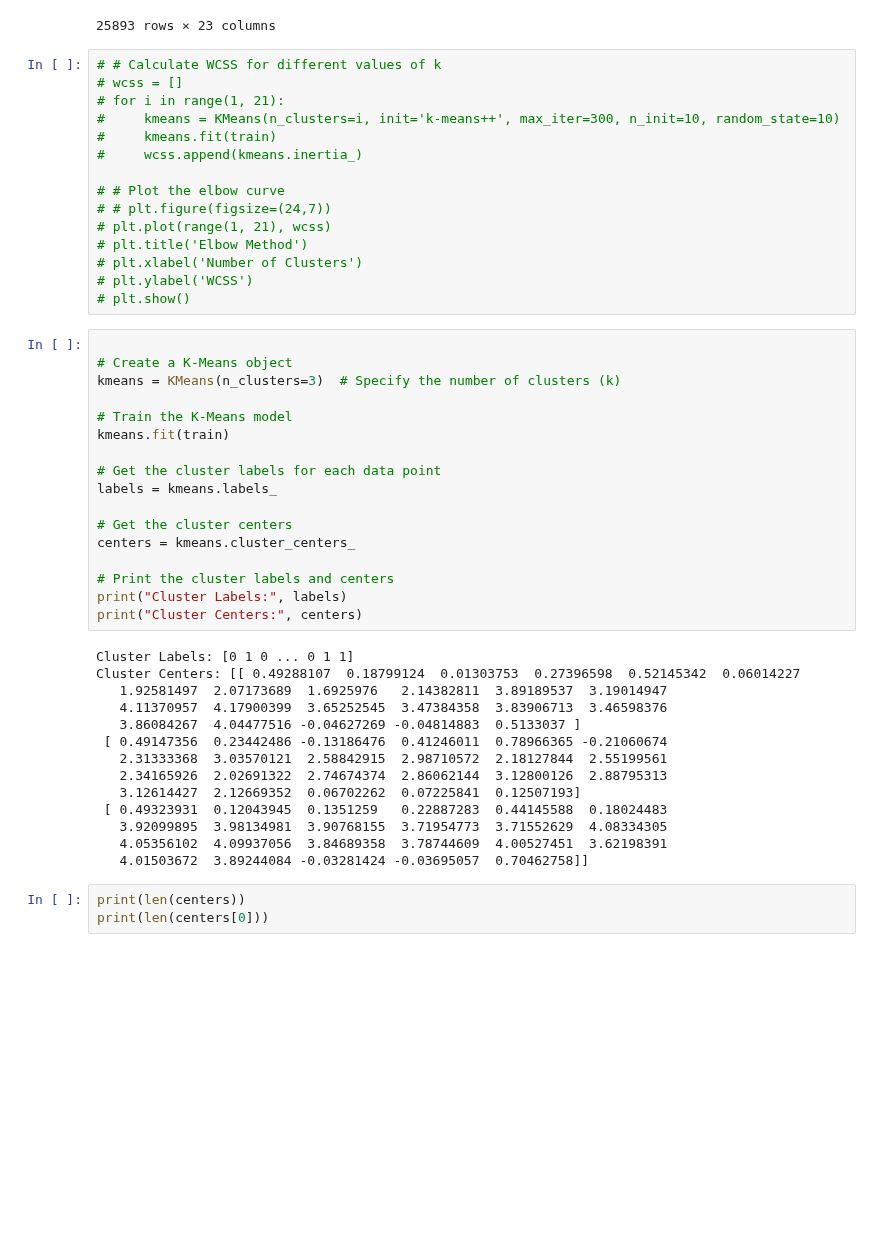
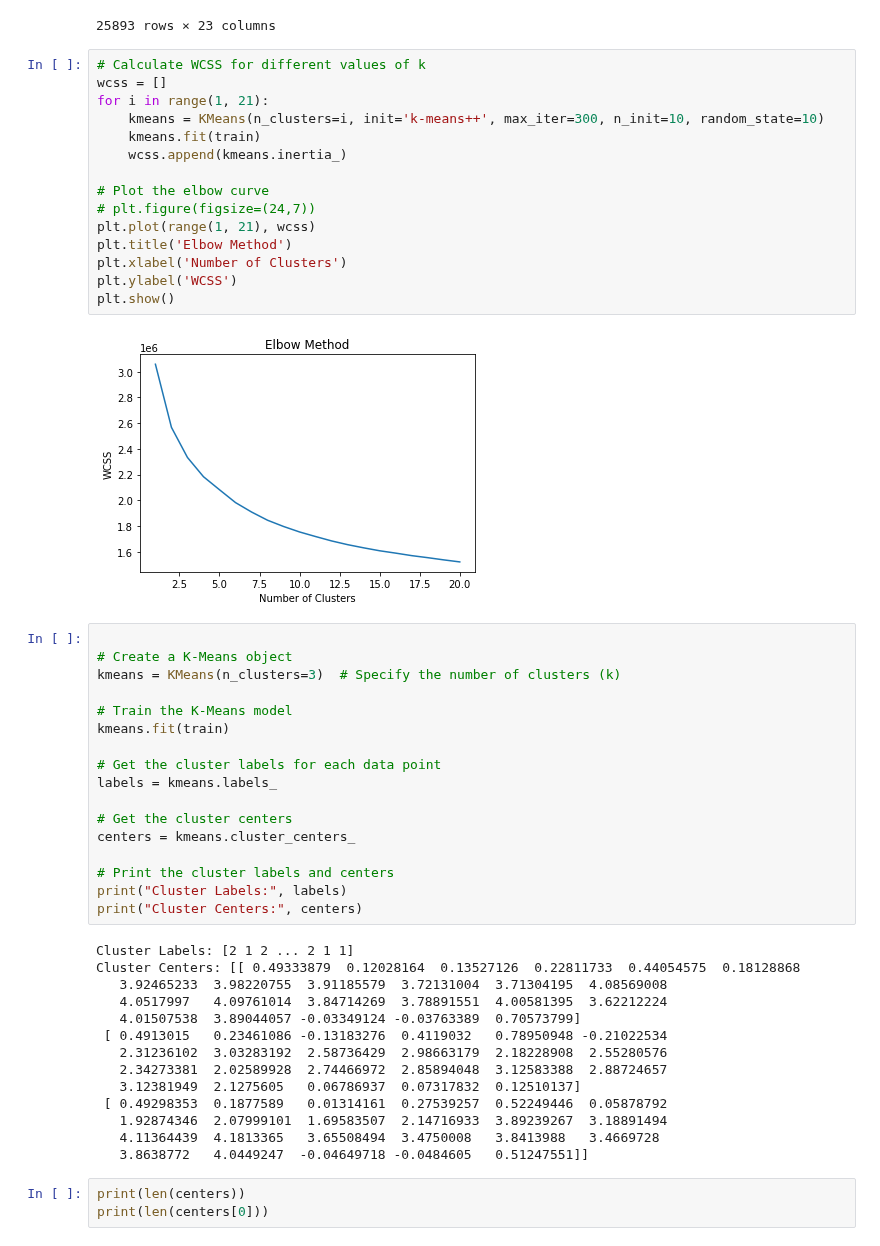
Before and after one commit to norhanreda/Air-line-passenger-satisfaction, a Jupyter notebook: models/kmean_cluster.ipynb, the cells around one changed output. Drawn from its saved outputs; the diff is of its cells as text; blank space fills up the shorter version.

```diff
--- a/models/kmean_cluster.ipynb
+++ b/models/kmean_cluster.ipynb
@@ -110,20 +110,22 @@ test
 | 25975 | 0 | 0 | 0.157131 | 1 | 1 | -0.931050 | 2 | ... |
 25893 rows × 23 columns
 # %%
-# # Calculate WCSS for different values of k
-# wcss = []
-# for i in range(1, 21):
-#     kmeans = KMeans(n_clusters=i, init='k-means++', max_iter=300, n_init=10, random_state=10)
-#     kmeans.fit(train)
-#     wcss.append(kmeans.inertia_)
+# Calculate WCSS for different values of k
+wcss = []
+for i in range(1, 21):
+    kmeans = KMeans(n_clusters=i, init='k-means++', max_iter=300, n_init=10, random_state=10)
+    kmeans.fit(train)
+    wcss.append(kmeans.inertia_)
 
-# # Plot the elbow curve
-# # plt.figure(figsize=(24,7))
-# plt.plot(range(1, 21), wcss)
-# plt.title('Elbow Method')
-# plt.xlabel('Number of Clusters')
-# plt.ylabel('WCSS')
-# plt.show()
+# Plot the elbow curve
+# plt.figure(figsize=(24,7))
+plt.plot(range(1, 21), wcss)
+plt.title('Elbow Method')
+plt.xlabel('Number of Clusters')
+plt.ylabel('WCSS')
+plt.show()
+# %% [output]
+[figure, added]
 # %%
 
 # Create a K-Means object
@@ -142,19 +144,19 @@ centers = kmeans.cluster_centers_
 print("Cluster Labels:", labels)
 print("Cluster Centers:", centers)
 # %% [output]
-Cluster Labels: [0 1 0 ... 0 1 1]
-Cluster Centers: [[ 0.49288107  0.18799124  0.01303753  0.27396598  0.52145342  0.06014227
-   1.92581497  2.07173689  1.6925976   2.14382811  3.89189537  3.19014947
-   4.11370957  4.17900399  3.65252545  3.47384358  3.83906713  3.46598376
-   3.86084267  4.04477516 -0.04627269 -0.04814883  0.5133037 ]
- [ 0.49147356  0.23442486 -0.13186476  0.41246011  0.78966365 -0.21060674
-   2.31333368  3.03570121  2.58842915  2.98710572  2.18127844  2.55199561
-   2.34165926  2.02691322  2.74674374  2.86062144  3.12800126  2.88795313
-   3.12614427  2.12669352  0.06702262  0.07225841  0.12507193]
- [ 0.49323931  0.12043945  0.1351259   0.22887283  0.44145588  0.18024483
-   3.92099895  3.98134981  3.90768155  3.71954773  3.71552629  4.08334305
-   4.05356102  4.09937056  3.84689358  3.78744609  4.00527451  3.62198391
-   4.01503672  3.89244084 -0.03281424 -0.03695057  0.70462758]]
+Cluster Labels: [2 1 2 ... 2 1 1]
+Cluster Centers: [[ 0.49333879  0.12028164  0.13527126  0.22811733  0.44054575  0.18128868
+   3.92465233  3.98220755  3.91185579  3.72131004  3.71304195  4.08569008
+   4.0517997   4.09761014  3.84714269  3.78891551  4.00581395  3.62212224
+   4.01507538  3.89044057 -0.03349124 -0.03763389  0.70573799]
+ [ 0.4913015   0.23461086 -0.13183276  0.4119032   0.78950948 -0.21022534
+   2.31236102  3.03283192  2.58736429  2.98663179  2.18228908  2.55280576
+   2.34273381  2.02589928  2.74466972  2.85894048  3.12583388  2.88724657
+   3.12381949  2.1275605   0.06786937  0.07317832  0.12510137]
+ [ 0.49298353  0.1877589   0.01314161  0.27539257  0.52249446  0.05878792
+   1.92874346  2.07999101  1.69583507  2.14716933  3.89239267  3.18891494
+   4.11364439  4.1813365   3.65508494  3.4750008   3.8413988   3.4669728
+   3.8638772   4.0449247  -0.04649718 -0.0484605   0.51247551]]
 # %%
 print(len(centers))
 print(len(centers[0]))
```
Also changed, not shown: parts of 1 cell of this notebook.
